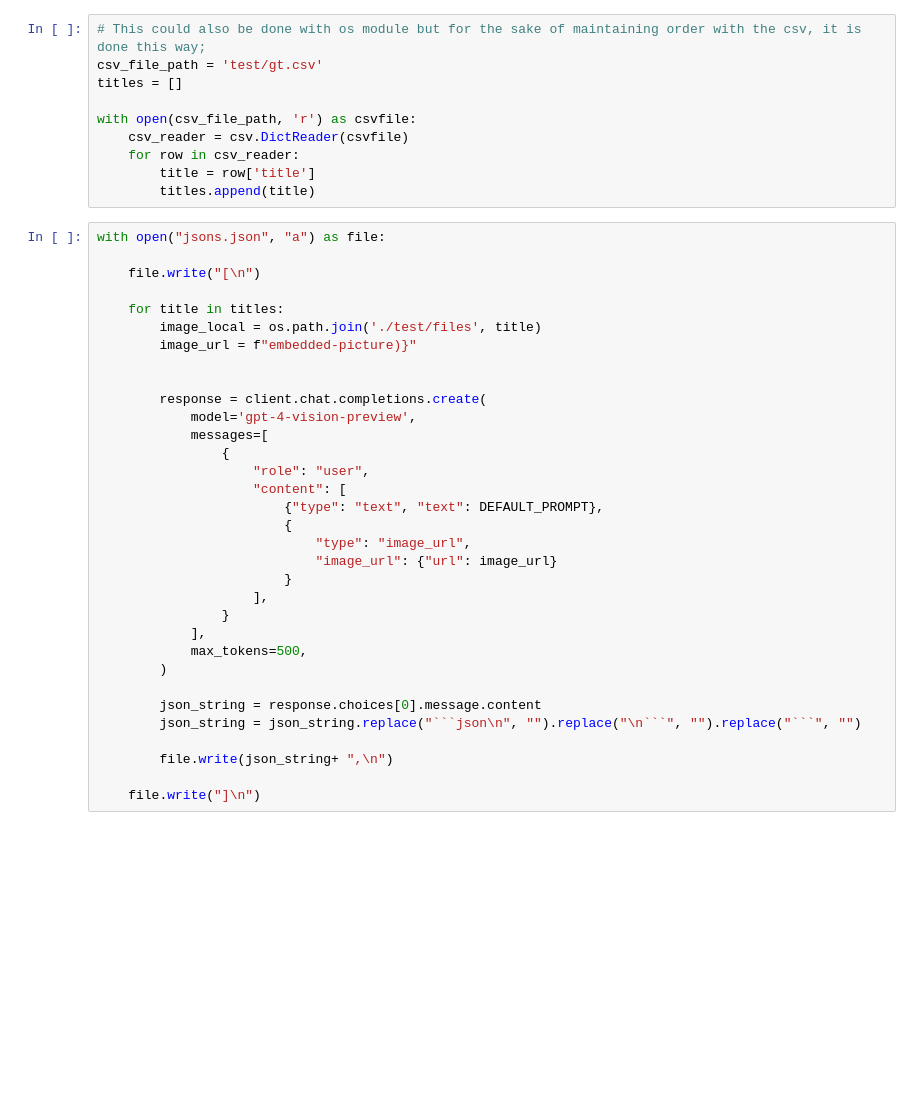
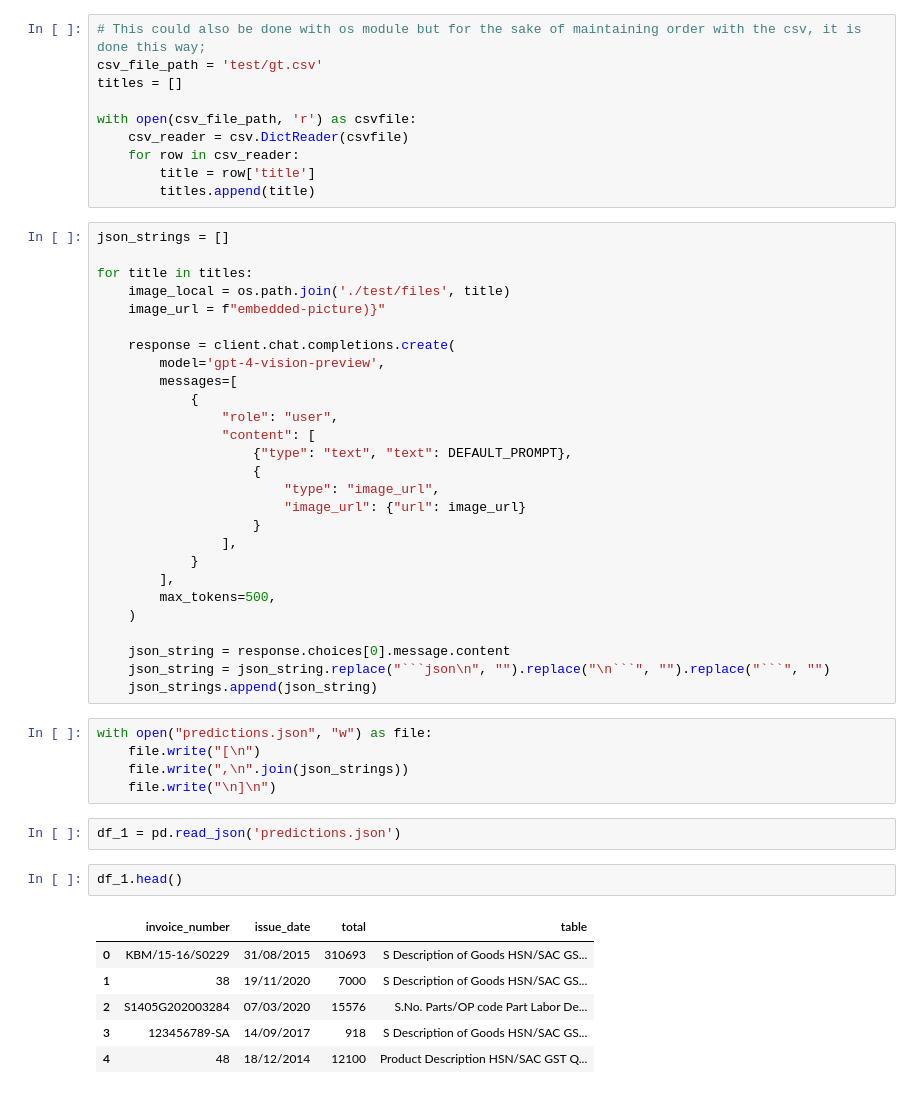
Before and after one commit to clerisy47/Invoice_Data_Miner, a Jupyter notebook: main.ipynb, the cells around one changed output. Cells and saved outputs as stored; diff of their text form; blank space fills up the shorter version.

````diff
--- a/main.ipynb
+++ b/main.ipynb
@@ -46,35 +48,45 @@ with open(csv_file_path, 'r') as csvfile:
         title = row['title']
         titles.append(title)
 # %%
-with open("jsons.json", "a") as file:
+json_strings = []
 
-    file.write("[\n")
+for title in titles:
+    image_local = os.path.join('./test/files', title)
+    image_url = f"embedded-picture)}"
 
-    for title in titles:
-        image_local = os.path.join('./test/files', title)
-        image_url = f"embedded-picture)}"
+    response = client.chat.completions.create(
+        model='gpt-4-vision-preview',
+        messages=[
+            {
+                "role": "user",
+                "content": [
+                    {"type": "text", "text": DEFAULT_PROMPT},
+                    {
+                        "type": "image_url",
+                        "image_url": {"url": image_url}
+                    }
+                ],
+            }
+        ],
+        max_tokens=500,
+    )
 
-
-        response = client.chat.completions.create(
-            model='gpt-4-vision-preview',
-            messages=[
-                {
-                    "role": "user",
-                    "content": [
-                        {"type": "text", "text": DEFAULT_PROMPT},
-                        {
-                            "type": "image_url",
-                            "image_url": {"url": image_url}
-                        }
-                    ],
-                }
-            ],
-            max_tokens=500,
-        )
-
-        json_string = response.choices[0].message.content
-        json_string = json_string.replace("```json\n", "").replace("\n```", "").replace("```", "")
-
-        file.write(json_string+ ",\n")
-
-    file.write("]\n")
+    json_string = response.choices[0].message.content
+    json_string = json_string.replace("```json\n", "").replace("\n```", "").replace("```", "")
+    json_strings.append(json_string)
+# %%
+with open("predictions.json", "w") as file:
+    file.write("[\n")
+    file.write(",\n".join(json_strings))
+    file.write("\n]\n")
+# %%
+df_1 = pd.read_json('predictions.json')
+# %%
+df_1.head()
+# %% [output]
+|  | invoice_number | issue_date | total | table |
+| 0 | KBM/15-16/S0229 | 31/08/2015 | 310693 | S Description of Goods HSN/SAC GS... |
+| 1 | 38 | 19/11/2020 | 7000 | S Description of Goods HSN/SAC GS... |
+| 2 | S1405G202003284 | 07/03/2020 | 15576 | S.No. Parts/OP code Part Labor De... |
+| 3 | 123456789-SA | 14/09/2017 | 918 | S Description of Goods HSN/SAC GS... |
+| 4 | 48 | 18/12/2014 | 12100 | Product Description HSN/SAC GST Q... |
````
Also changed, not shown: parts of 12 cells of this notebook, 9 other files.
